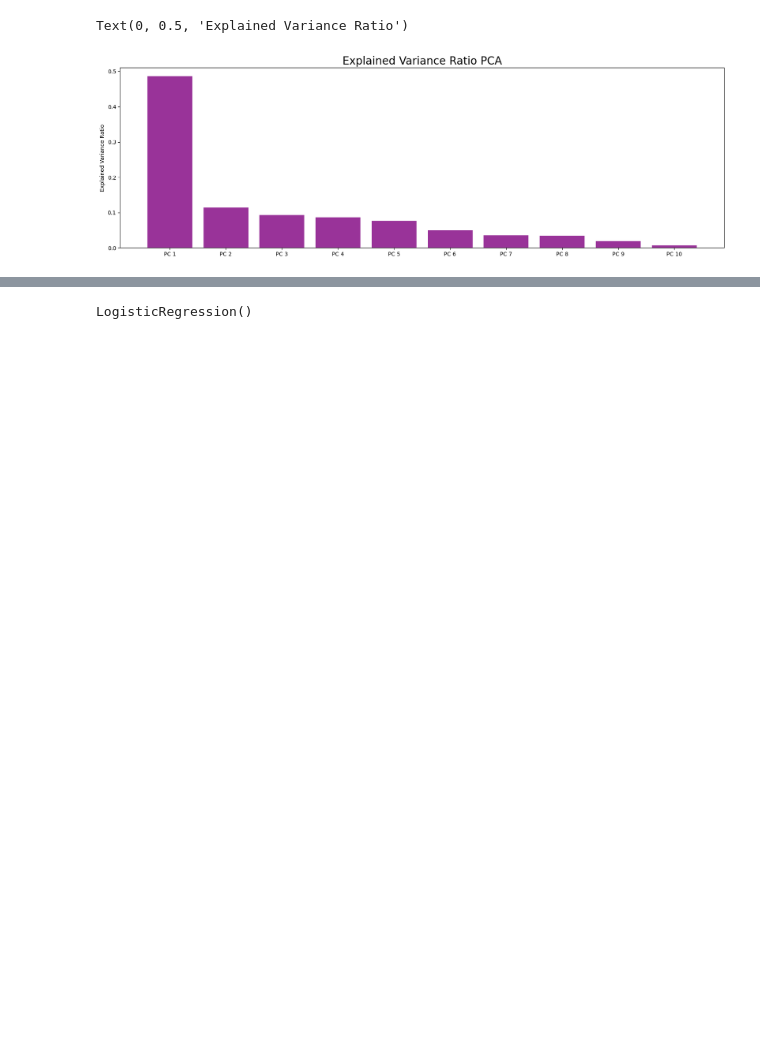
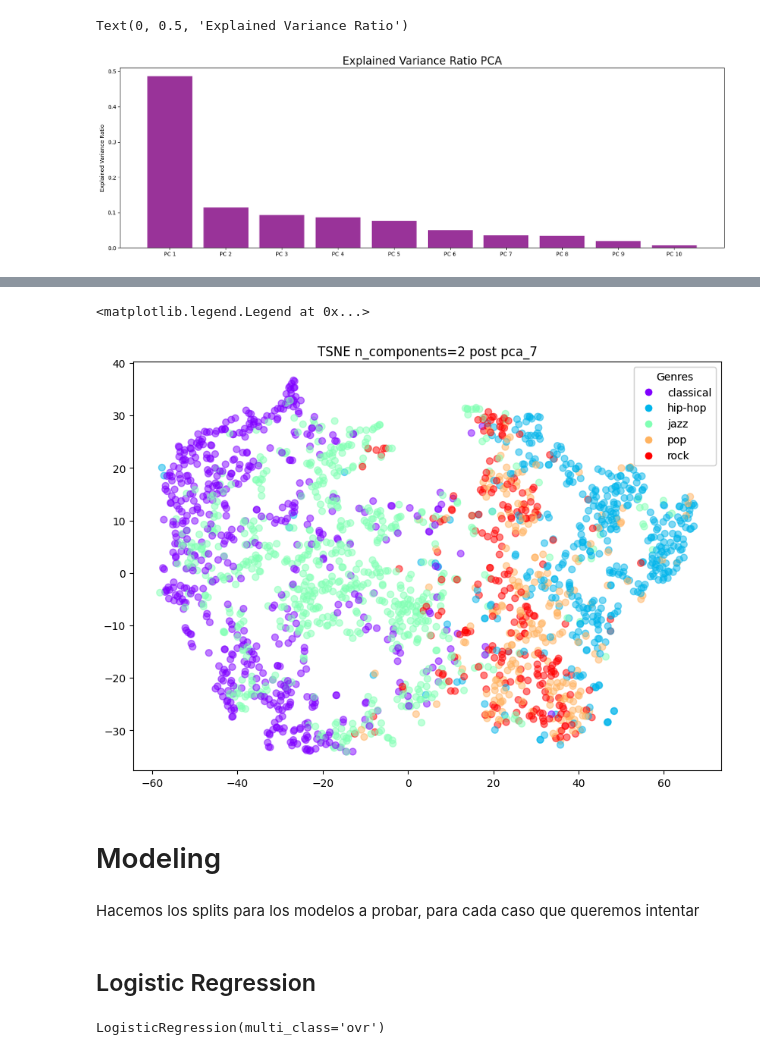
Before and after one commit to JaviCeRodriguez/IAA_tpfinal, a Jupyter notebook: Todo_junto.ipynb, the cells around one changed output, grey strips where cells are left out. Drawn from its saved outputs; the diff is of its cells as text; code cells hidden in the pictures; blank space fills up the shorter version.

```diff
--- a/Todo_junto.ipynb
+++ b/Todo_junto.ipynb
@@ -472,0 +537,24 @@ Xpca_train,Xpca_test,y2_train,y2_test = train_test_split(X_pca_testeo,y,random_s
+# %%
+pca_testeo_7 = PCA(7).fit(selected_numerical_scaled)
+X_pca_testeo_7 = pca_testeo_7.transform(selected_numerical_scaled)
+# %%
+#tSNE 2 componentes con pca de 7
+tsne2=TSNE(n_components=2, random_state=42)
+X_pca_tsne = tsne2.fit_transform(X_pca_testeo_7)
+# %%
+fig = plt.figure(figsize=(10,7))
+ax = fig.add_subplot(111)
+ax.set_title("TSNE n_components=2 post pca_7")
+scat = ax.scatter(*X_pca_tsne.T,
+                  c=tracks_selected['color'],
+                  s=40,
+                  alpha=0.5)
+legend1 = ax.legend(handles=legend_elements, loc="upper right", title="Genres")
+ax.add_artist(legend1)
+# %% [output]
+<matplotlib.legend.Legend at 0x...>
+[figure, added]
+# %% [markdown]
+# Modeling
+# %% [markdown]
+Hacemos los splits para los modelos a probar, para cada caso que queremos intentar
@@ -473,11 +571,18 @@ Xpca_train,Xpca_test,y2_train,y2_test = train_test_split(X_pca_testeo,y,random_s
+# %% [markdown]
+## Logistic Regression
 # %%
-reg1 = LogisticRegression()
-reg2 = LogisticRegression()
+reg1 = LogisticRegression(multi_class='ovr',solver='newton-cholesky')
+reg2 = LogisticRegression(multi_class='ovr',solver='newton-cholesky')
+reg3 = LogisticRegression(multi_class='ovr')
+reg4 = LogisticRegression(multi_class='ovr')
+
 
 reg1.fit(svs_train,y1_train)
 reg2.fit(Xpca_train,y2_train)
+reg3.fit(X_pca_tsne_train,y3_train)
+reg4.fit(X_tsne_train,y4_train)
 # %% [output]
-LogisticRegression()
+LogisticRegression(multi_class='ovr')
 # %%
 y1_pred=reg1.predict(svs_test)
 y2_pred=reg2.predict(Xpca_test)
```
Also changed, not shown: parts of 26 cells of this notebook.
